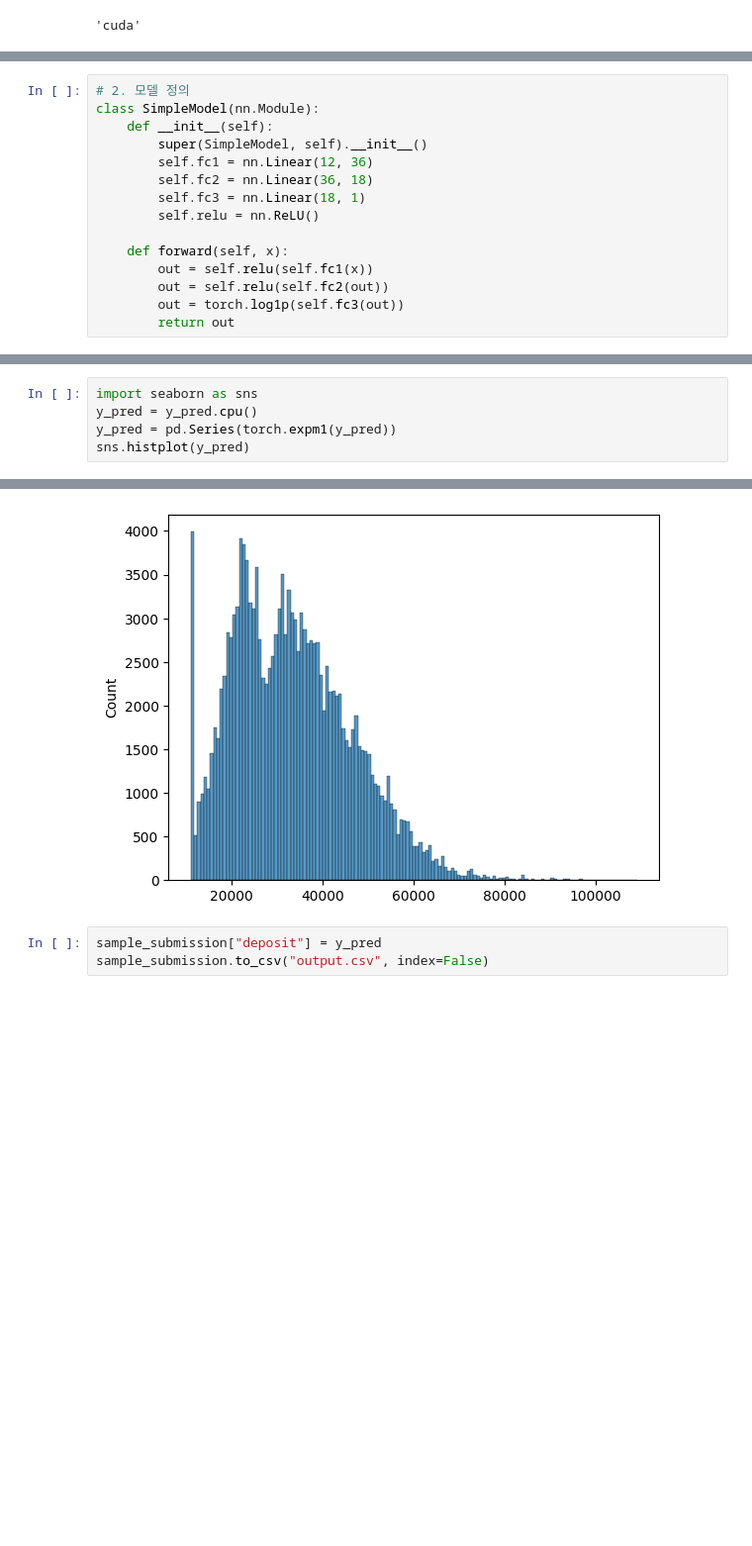
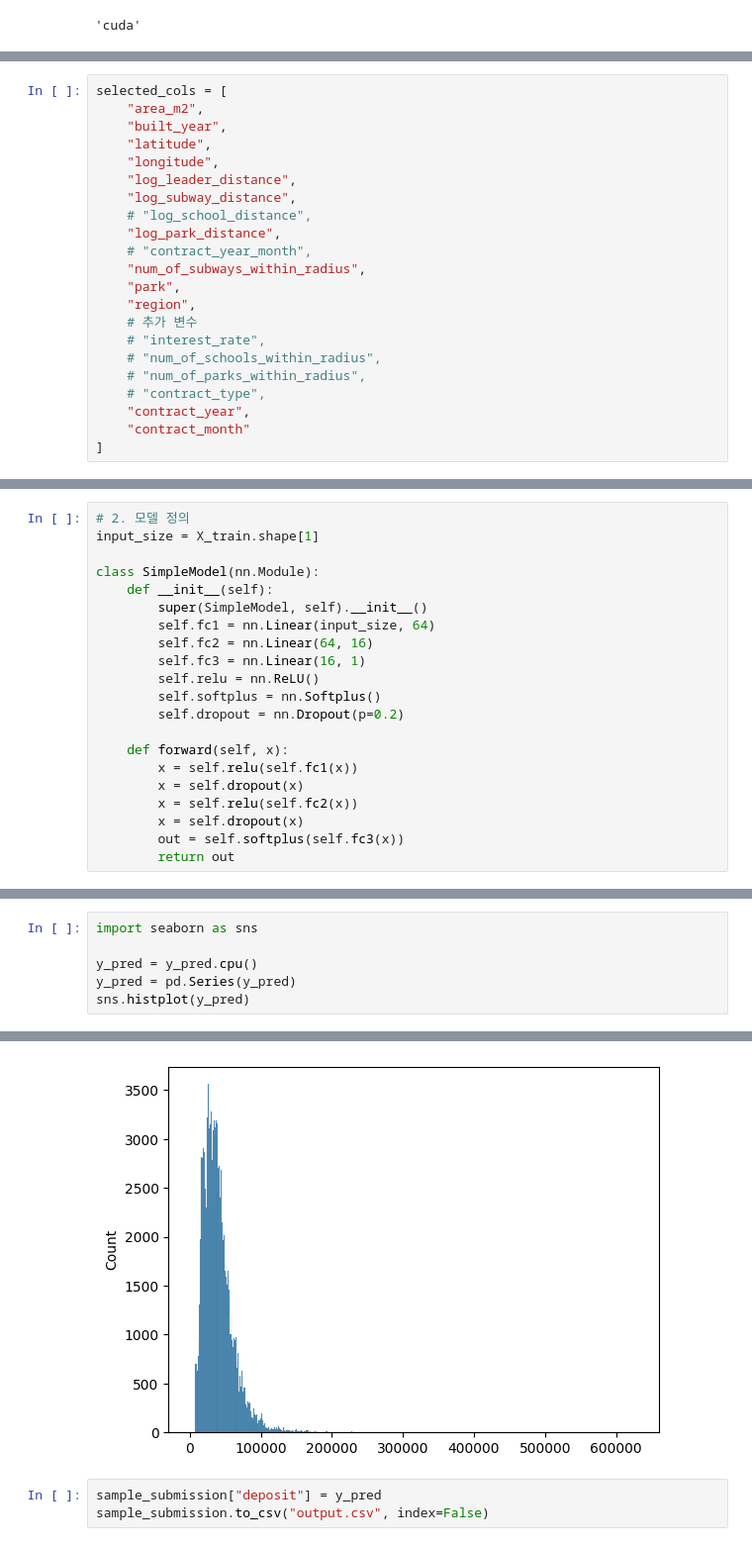
Before and after one commit to boostcampaitech7/level2-competitiveds-recsys-03, a Jupyter notebook: dense.ipynb, the cells around one changed output, grey strips where cells are left out. Shown at 99% size. Drawn from its saved outputs; the diff is of its cells as text; blank space fills up the shorter version.

```diff
--- a/dense.ipynb
+++ b/dense.ipynb
@@ -65 +92,23 @@ train_data, test_data = apply_log_transformation(train_data, test_data)
+# %%
+selected_cols = [
+    "area_m2",
+    "built_year",
+    "latitude",
+    "longitude",
+    "log_leader_distance",
+    "log_subway_distance",
+    # "log_school_distance",
+    "log_park_distance",
+    # "contract_year_month",
+    "num_of_subways_within_radius",
+    "park",
+    "region",
+    # 추가 변수
+    # "interest_rate",
+    # "num_of_schools_within_radius",
+    # "num_of_parks_within_radius",
+    # "contract_type",
+    "contract_year",
+    "contract_month"
+]
 # %%
@@ -99,17 +146,23 @@ val_loader = DataLoader(val_dataset, batch_size=128, shuffle=False)
 # %%
 # 2. 모델 정의
+input_size = X_train.shape[1]
+
 class SimpleModel(nn.Module):
     def __init__(self):
         super(SimpleModel, self).__init__()
-        self.fc1 = nn.Linear(12, 36)
-        self.fc2 = nn.Linear(36, 18)
-        self.fc3 = nn.Linear(18, 1)
+        self.fc1 = nn.Linear(input_size, 64)
+        self.fc2 = nn.Linear(64, 16)
+        self.fc3 = nn.Linear(16, 1)
         self.relu = nn.ReLU()
+        self.softplus = nn.Softplus()
+        self.dropout = nn.Dropout(p=0.2)
 
     def forward(self, x):
-        out = self.relu(self.fc1(x))
-        out = self.relu(self.fc2(out))
-        out = torch.log1p(self.fc3(out))
+        x = self.relu(self.fc1(x))
+        x = self.dropout(x)
+        x = self.relu(self.fc2(x))
+        x = self.dropout(x)
+        out = self.softplus(self.fc3(x))
         return out
 # %%
 # 5. 모델 학습
@@ -188,11 +271,12 @@ tensor([10.0727,  9.3057,  9.3057,  ..., 10.8713, 10.7248, 10.7284],
 # %%
 import seaborn as sns
+
 y_pred = y_pred.cpu()
-y_pred = pd.Series(torch.expm1(y_pred))
+y_pred = pd.Series(y_pred)
 sns.histplot(y_pred)
 # %% [output]
 <Axes: ylabel='Count'>
-[figure, old version]
+[figure, new version]
 # %%
 sample_submission["deposit"] = y_pred
 sample_submission.to_csv("output.csv", index=False)
```
Also changed, not shown: parts of 10 cells of this notebook, 1 other file.
